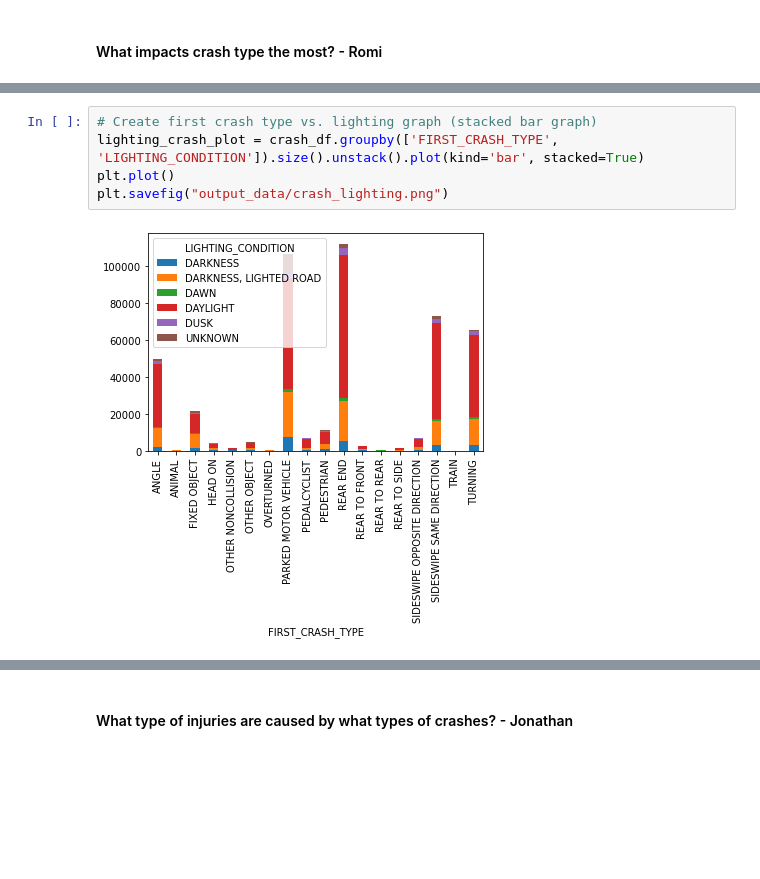
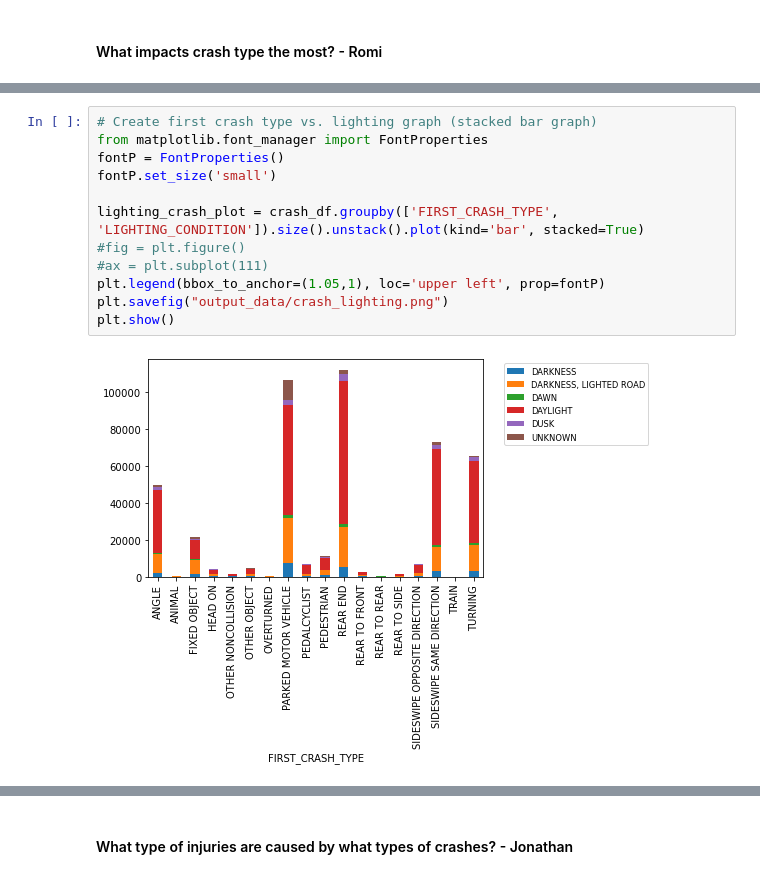
Before and after one commit to andrewbankston/project-one, a Jupyter notebook: Chicago_Crashes.ipynb, the cells around one changed output, grey strips where cells are left out. Drawn from its saved outputs; the diff is of its cells as text; blank space fills up the shorter version.

```diff
--- a/Chicago_Crashes.ipynb
+++ b/Chicago_Crashes.ipynb
@@ -94,10 +92,17 @@ plt.savefig("output_data/crash_per_hour_bar.png")
 # %%
 # Create first crash type vs. lighting graph (stacked bar graph)
+from matplotlib.font_manager import FontProperties
+fontP = FontProperties()
+fontP.set_size('small')
+
 lighting_crash_plot = crash_df.groupby(['FIRST_CRASH_TYPE', 'LIGHTING_CONDITION']).size().unstack().plot(kind='bar', stacked=True)
-plt.plot()
+#fig = plt.figure()
+#ax = plt.subplot(111)
+plt.legend(bbox_to_anchor=(1.05,1), loc='upper left', prop=fontP)
 plt.savefig("output_data/crash_lighting.png")
+plt.show()
 # %% [output]
-[figure, old version]
+[figure, new version]
 # %%
 # Create hit and run vs month (line) -analysis correlation to holidays
 new_crash_df = crash_df
```
Also changed, not shown: parts of 10 cells of this notebook, 10 other files.
